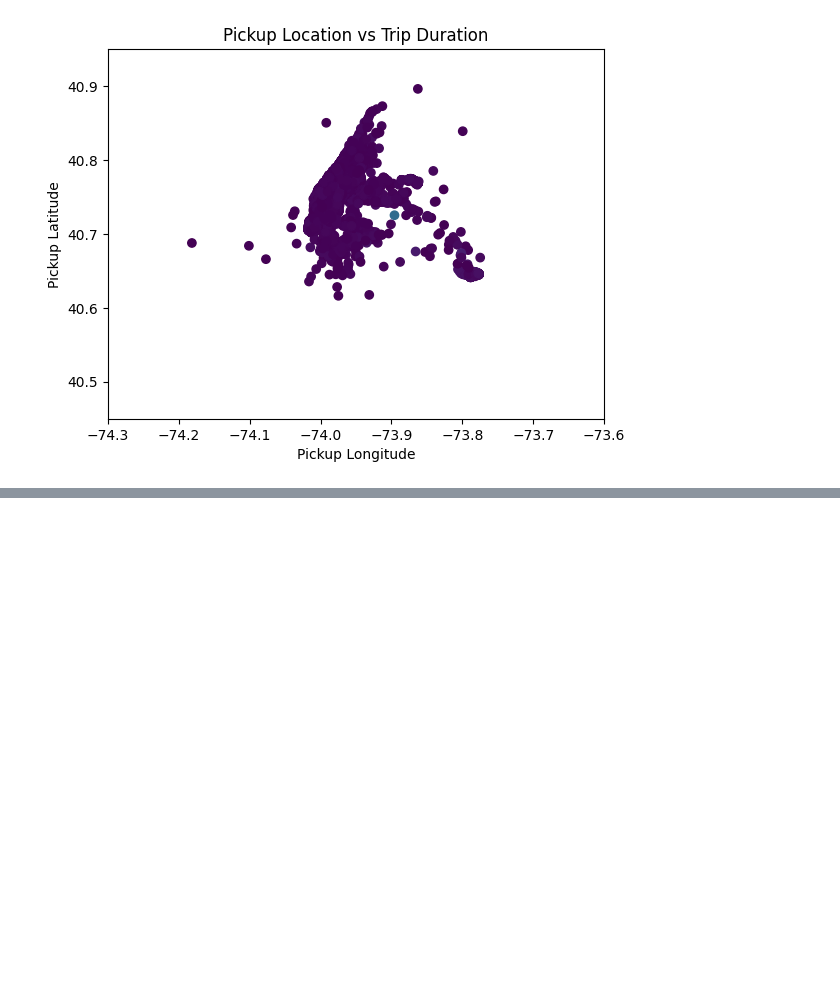
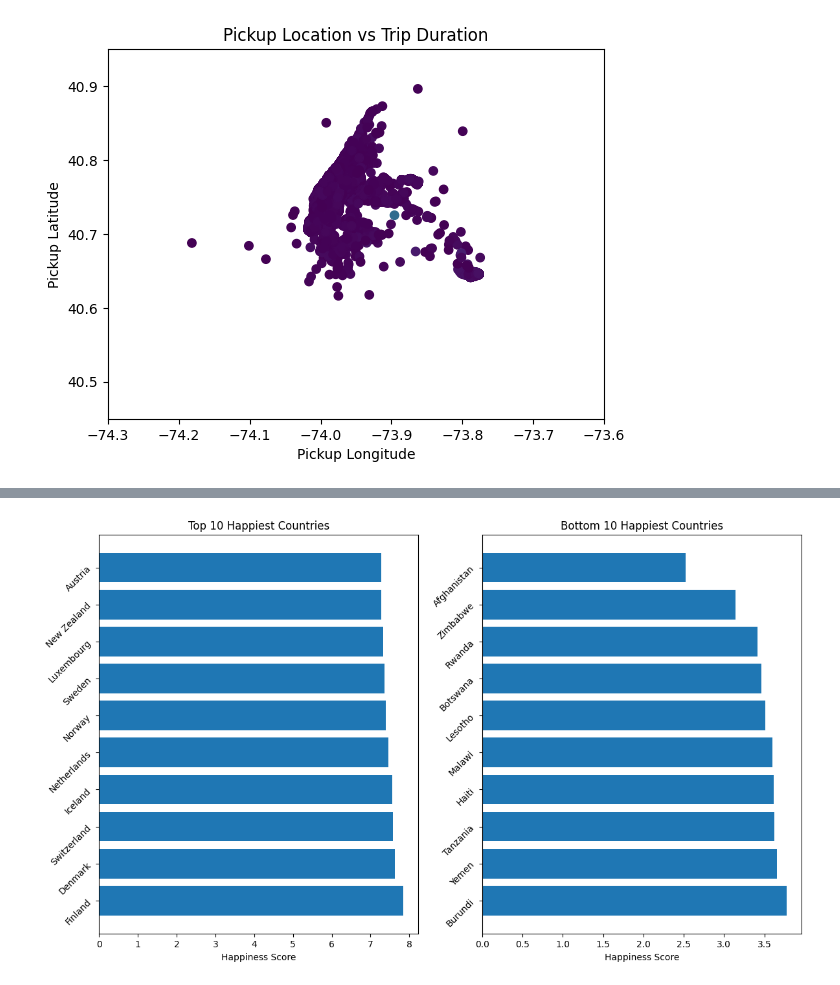
Before and after one commit to Md-Shaon-Khan/Phitron-AL-ML-Learning, a Jupyter notebook: Main Courses/Machine Learning/Self Practice/advanced_eid_practice_problem.ipynb, the cells around one changed output, grey strips where cells are left out. Saved outputs shown, nothing was run; the diff lists cells and outputs as text; code cells hidden in the pictures; blank space fills up the shorter version.

```diff
--- a/Main Courses/Machine Learning/Self Practice/advanced_eid_practice_problem.ipynb
+++ b/Main Courses/Machine Learning/Self Practice/advanced_eid_practice_problem.ipynb
@@ -414,0 +574,3 @@ plt.show()
+# %%
+df = pd.read_csv("F:/Jupyter_Projects/Phitron AL ML/Dataset/happiness-report.csv")
+df.head(2)
@@ -414,0 +581,4 @@ plt.show()
+# %%
+sorted_df = df.sort_values(by = 'Ladder score', ascending = False)
+display(sorted_df.head(10))
+display(sorted_df.tail(10))
@@ -414,0 +608,19 @@ plt.show()
+# %%
+
+fig, axes = plt.subplots(1, 2, figsize=(14, 8))
+
+
+axes[0].barh(sorted_df["Country name"].head(10), sorted_df["Ladder score"].head(10))
+axes[0].set_title("Top 10 Happiest Countries")
+axes[0].set_xlabel("Happiness Score")
+axes[0].tick_params(axis='y', rotation=45)
+
+
+axes[1].barh(sorted_df["Country name"].tail(10), sorted_df["Ladder score"].tail(10))
+axes[1].set_title("Bottom 10 Happiest Countries")
+axes[1].set_xlabel("Happiness Score")
+axes[1].tick_params(axis='y', rotation=45)
+
+plt.show()
+# %% [output]
+[figure, added]
```
Also changed, not shown: parts of 33 cells of this notebook.
